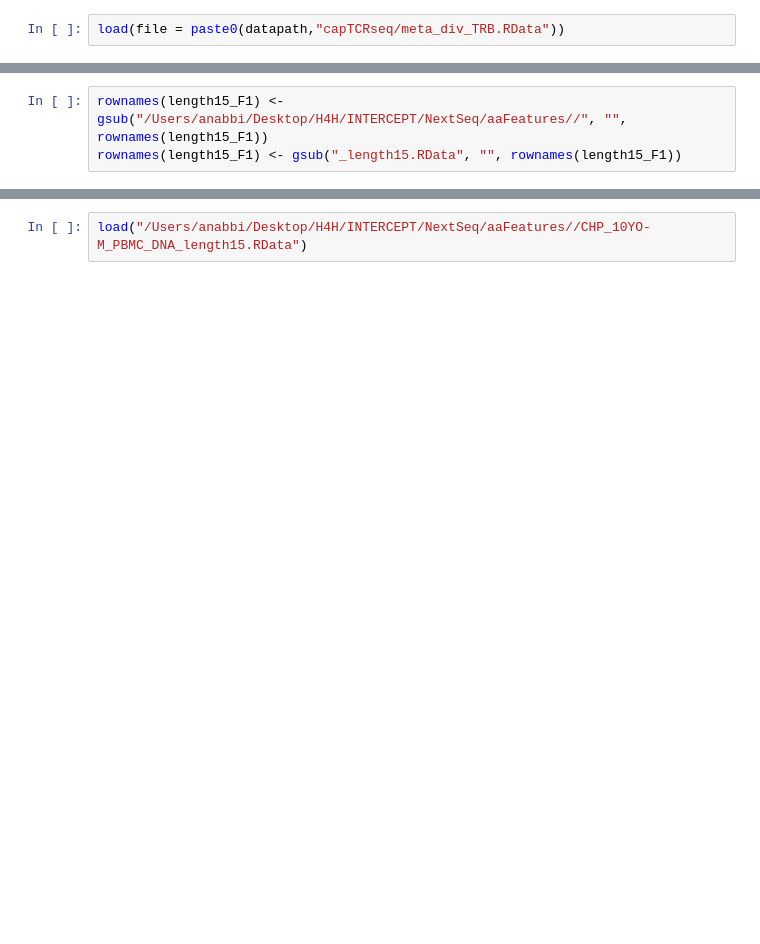
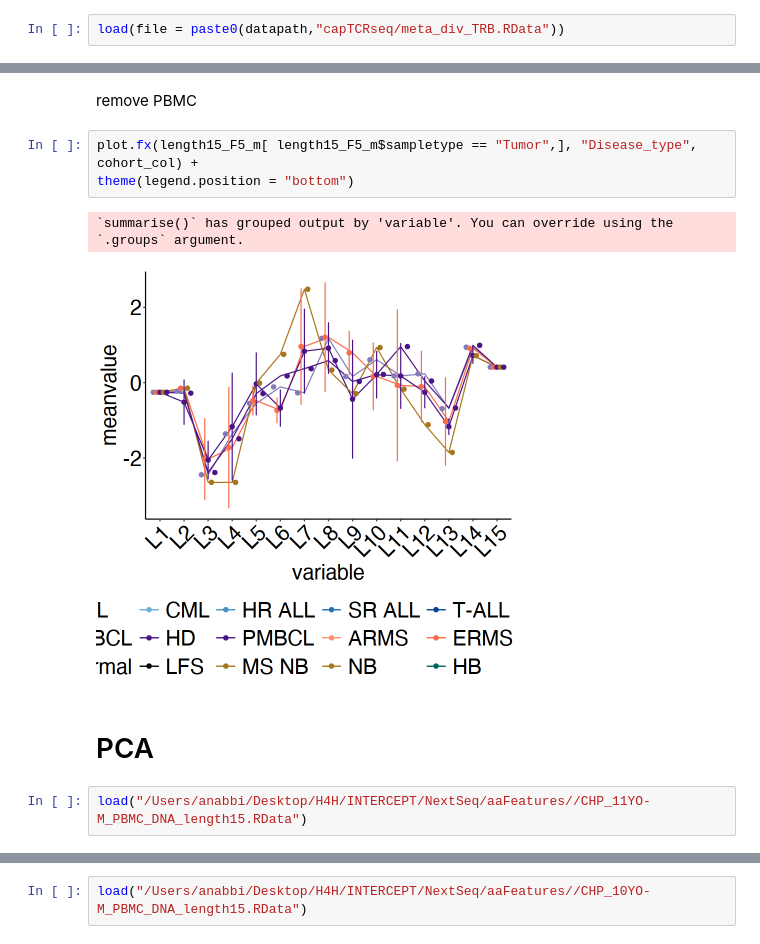
Before and after one commit to pughlab/ped_CapTCRseq, a Jupyter notebook: notebooks/000_aaFeatures.ipynb, the cells around one changed output, grey strips where cells are left out. Drawn from its saved outputs; the diff is of its cells as text; blank space fills up the shorter version.

```diff
--- a/notebooks/000_aaFeatures.ipynb
+++ b/notebooks/000_aaFeatures.ipynb
@@ -209,3 +328,13 @@ A matrix: 6 × 15 of type dbl
+# %% [markdown]
+remove PBMC
+# %%
+plot.fx(length15_F5_m[ length15_F5_m$sampletype == "Tumor",], "Disease_type", cohort_col) +
+theme(legend.position = "bottom")
+# %% [output]
+`summarise()` has grouped output by 'variable'. You can override using the
+`.groups` argument.
+[figure, added]
+# %% [markdown]
+# PCA
 # %%
-rownames(length15_F1) <- gsub("/Users/anabbi/Desktop/H4H/INTERCEPT/NextSeq/aaFeatures//", "", rownames(length15_F1))
-rownames(length15_F1) <- gsub("_length15.RData", "", rownames(length15_F1))
+load("/Users/anabbi/Desktop/H4H/INTERCEPT/NextSeq/aaFeatures//CHP_11YO-M_PBMC_DNA_length15.RData")
```
Also changed, not shown: parts of 30 cells of this notebook.
